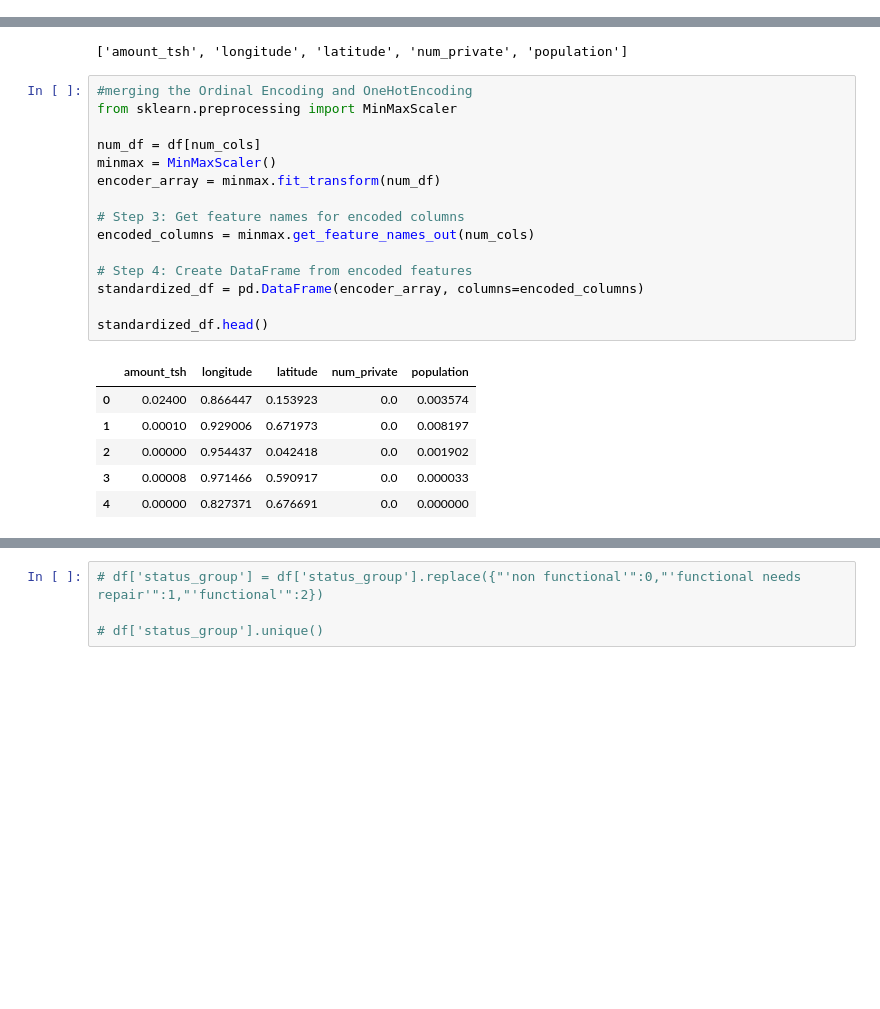
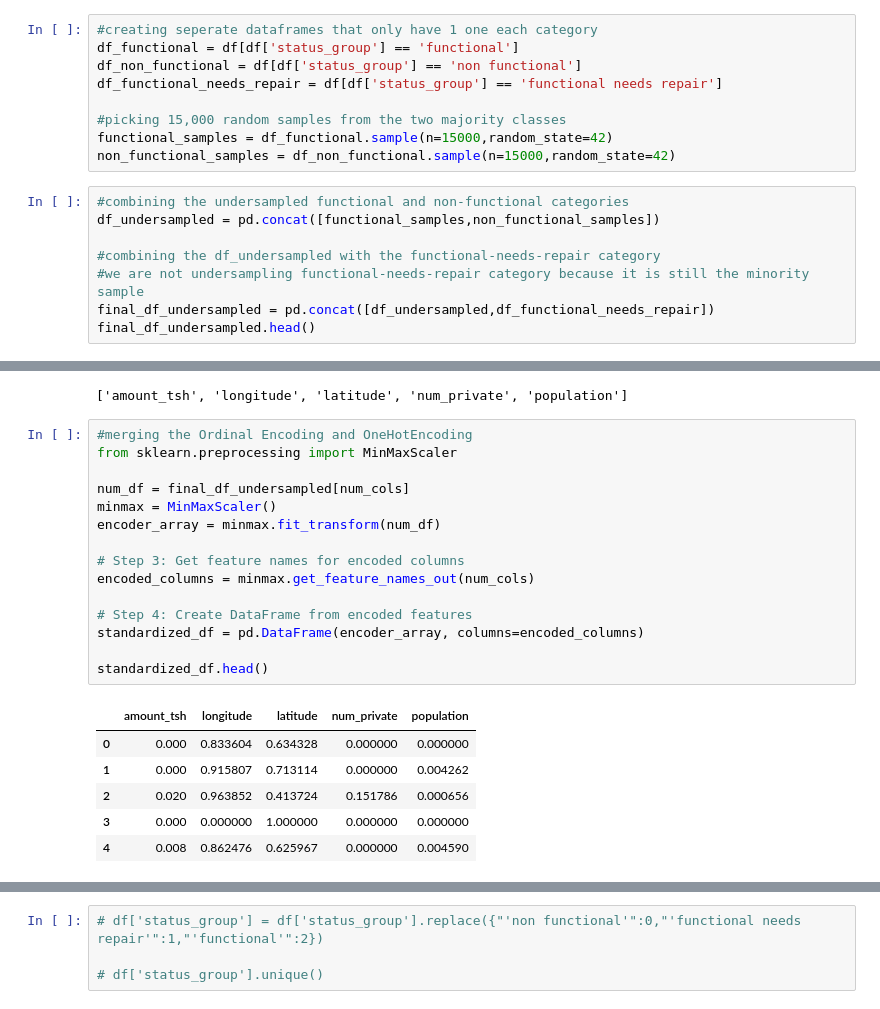
Before and after one commit to FrancisNdirangu/Pump_it_up_Dataset, a Jupyter notebook: notebook.ipynb, the cells around one changed output, grey strips where cells are left out. Drawn from its saved outputs; the diff is of its cells as text; blank space fills up the shorter version.

Commit message:
added undersampling to the original df prior to encoding and standardizing

```diff
--- a/notebook.ipynb
+++ b/notebook.ipynb
@@ -504,0 +542,17 @@ df.select_dtypes('object').head()
+# %%
+#creating seperate dataframes that only have 1 one each category
+df_functional = df[df['status_group'] == 'functional']
+df_non_functional = df[df['status_group'] == 'non functional']
+df_functional_needs_repair = df[df['status_group'] == 'functional needs repair']
+
+#picking 15,000 random samples from the two majority classes
+functional_samples = df_functional.sample(n=15000,random_state=42)
+non_functional_samples = df_non_functional.sample(n=15000,random_state=42)
+# %%
+#combining the undersampled functional and non-functional categories
+df_undersampled = pd.concat([functional_samples,non_functional_samples])
+
+#combining the df_undersampled with the functional-needs-repair category
+#we are not undersampling functional-needs-repair category because it is still the minority sample
+final_df_undersampled = pd.concat([df_undersampled,df_functional_needs_repair])
+final_df_undersampled.head()
@@ -570,23 +643,23 @@ num_cols
 # %%
 #merging the Ordinal Encoding and OneHotEncoding
 from sklearn.preprocessing import MinMaxScaler
 
-num_df = df[num_cols]
+num_df = final_df_undersampled[num_cols]
 minmax = MinMaxScaler()
 encoder_array = minmax.fit_transform(num_df)
 
 # Step 3: Get feature names for encoded columns
 encoded_columns = minmax.get_feature_names_out(num_cols)
 
 # Step 4: Create DataFrame from encoded features
 standardized_df = pd.DataFrame(encoder_array, columns=encoded_columns)
 
 standardized_df.head()
 # %% [output]
 |  | amount_tsh | longitude | latitude | num_private | population |
-| 0 | 0.02400 | 0.866447 | 0.153923 | 0.0 | 0.003574 |
-| 1 | 0.00010 | 0.929006 | 0.671973 | 0.0 | 0.008197 |
-| 2 | 0.00000 | 0.954437 | 0.042418 | 0.0 | 0.001902 |
-| 3 | 0.00008 | 0.971466 | 0.590917 | 0.0 | 0.000033 |
-| 4 | 0.00000 | 0.827371 | 0.676691 | 0.0 | 0.000000 |
+| 0 | 0.000 | 0.833604 | 0.634328 | 0.000000 | 0.000000 |
+| 1 | 0.000 | 0.915807 | 0.713114 | 0.000000 | 0.004262 |
+| 2 | 0.020 | 0.963852 | 0.413724 | 0.151786 | 0.000656 |
+| 3 | 0.000 | 0.000000 | 1.000000 | 0.000000 | 0.000000 |
+| 4 | 0.008 | 0.862476 | 0.625967 | 0.000000 | 0.004590 |
 # %%
```
Also changed, not shown: parts of 21 cells of this notebook.
